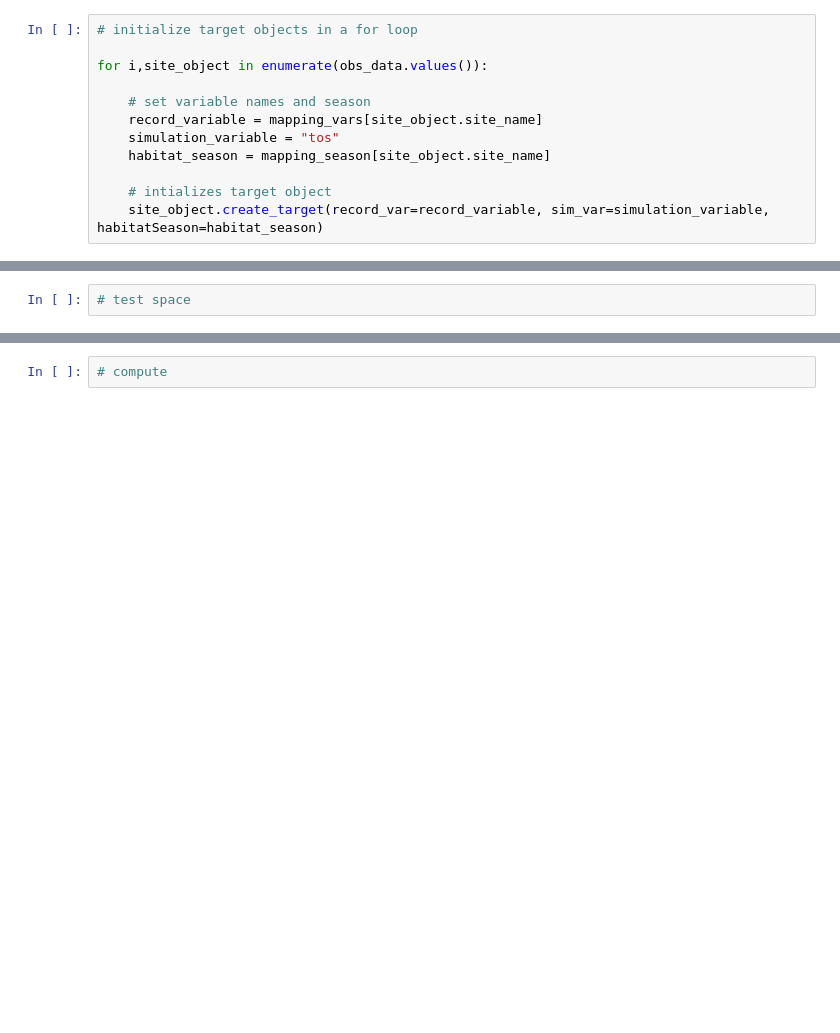
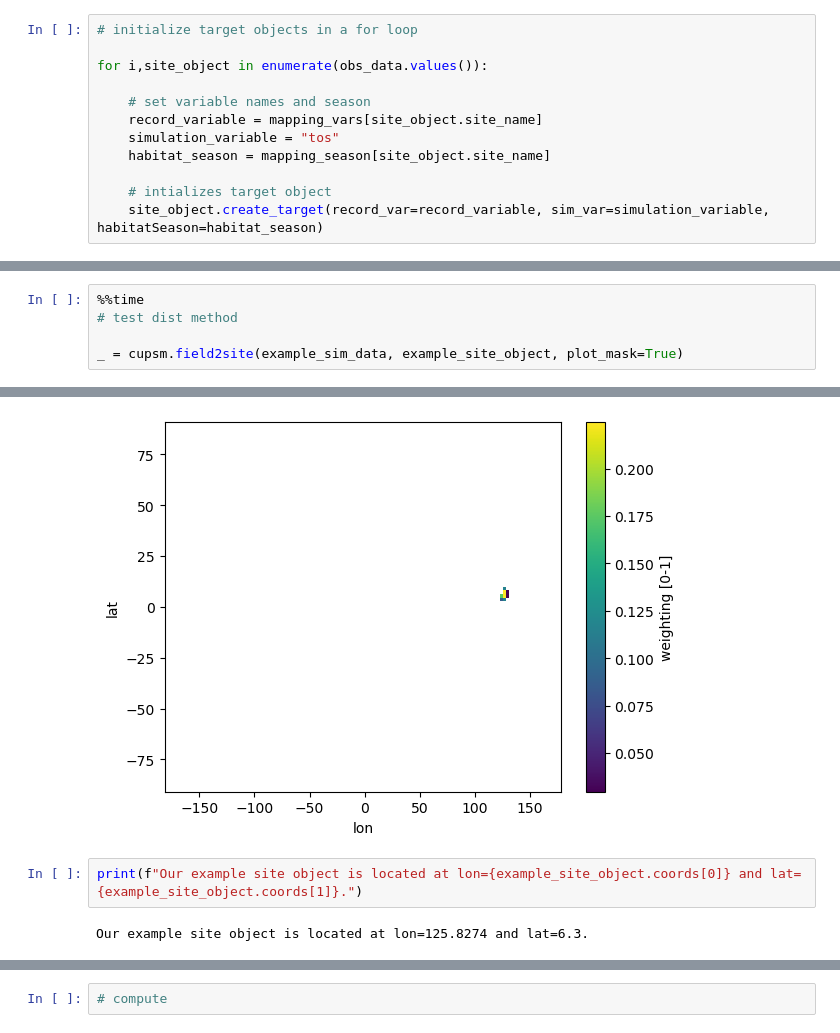
Before and after one commit to paleovar/cupsm, a Jupyter notebook: tutorials/Tutorial2-Forward_modelling.ipynb, the cells around one changed output, grey strips where cells are left out. Saved outputs shown, nothing was run; the diff lists cells and outputs as text; blank space fills up the shorter version.

```diff
--- a/tutorials/Tutorial2-Forward_modelling.ipynb
+++ b/tutorials/Tutorial2-Forward_modelling.ipynb
@@ -265,2 +325,6 @@ For site GeoB1711_4, the habitat season is annual.
 # %%
-# test space
+%%time
+# test dist method
+
+_ = cupsm.field2site(example_sim_data, example_site_object, plot_mask=True)
+# %% [output]
@@ -266,0 +333,5 @@ For site GeoB1711_4, the habitat season is annual.
+[figure, added]
+# %%
+print(f"Our example site object is located at lon={example_site_object.coords[0]} and lat={example_site_object.coords[1]}.")
+# %% [output]
+Our example site object is located at lon=125.8274 and lat=6.3.
```
Also changed, not shown: parts of 28 cells of this notebook, 4 other files.
